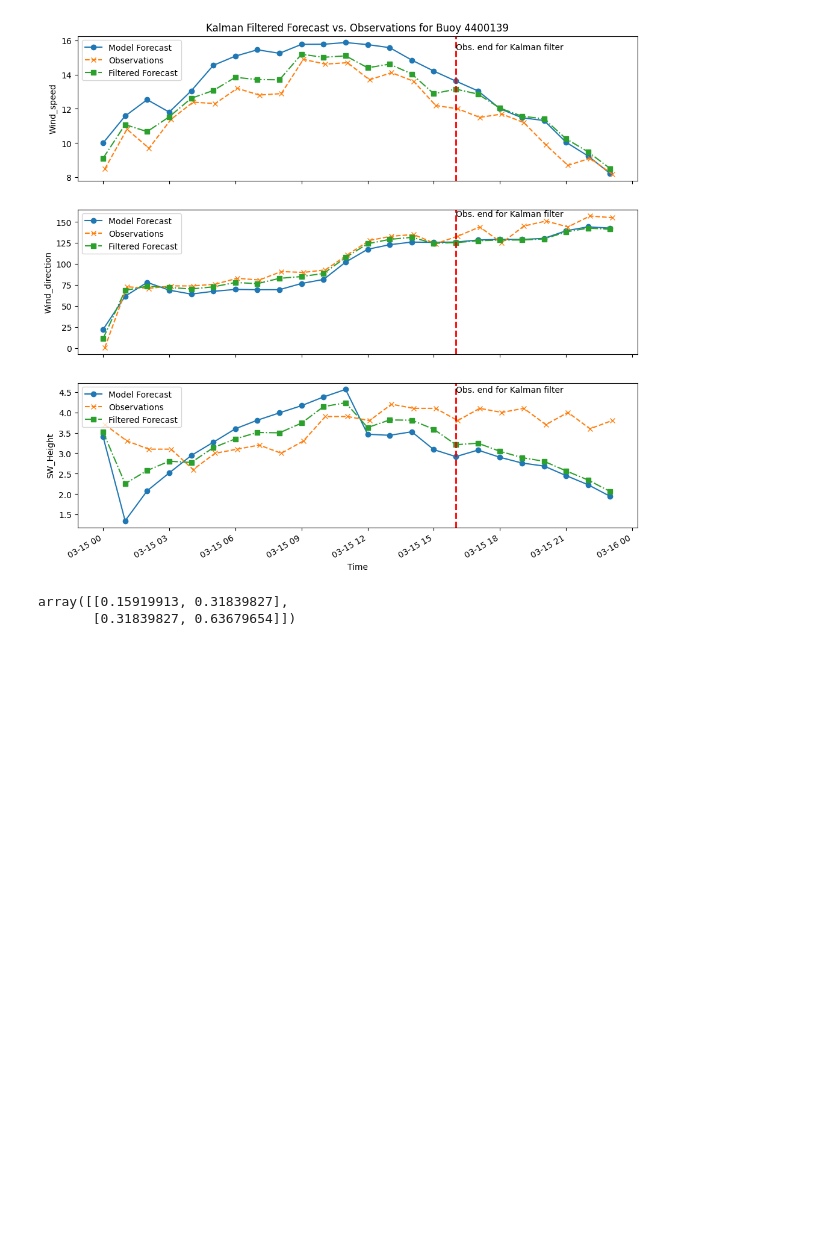
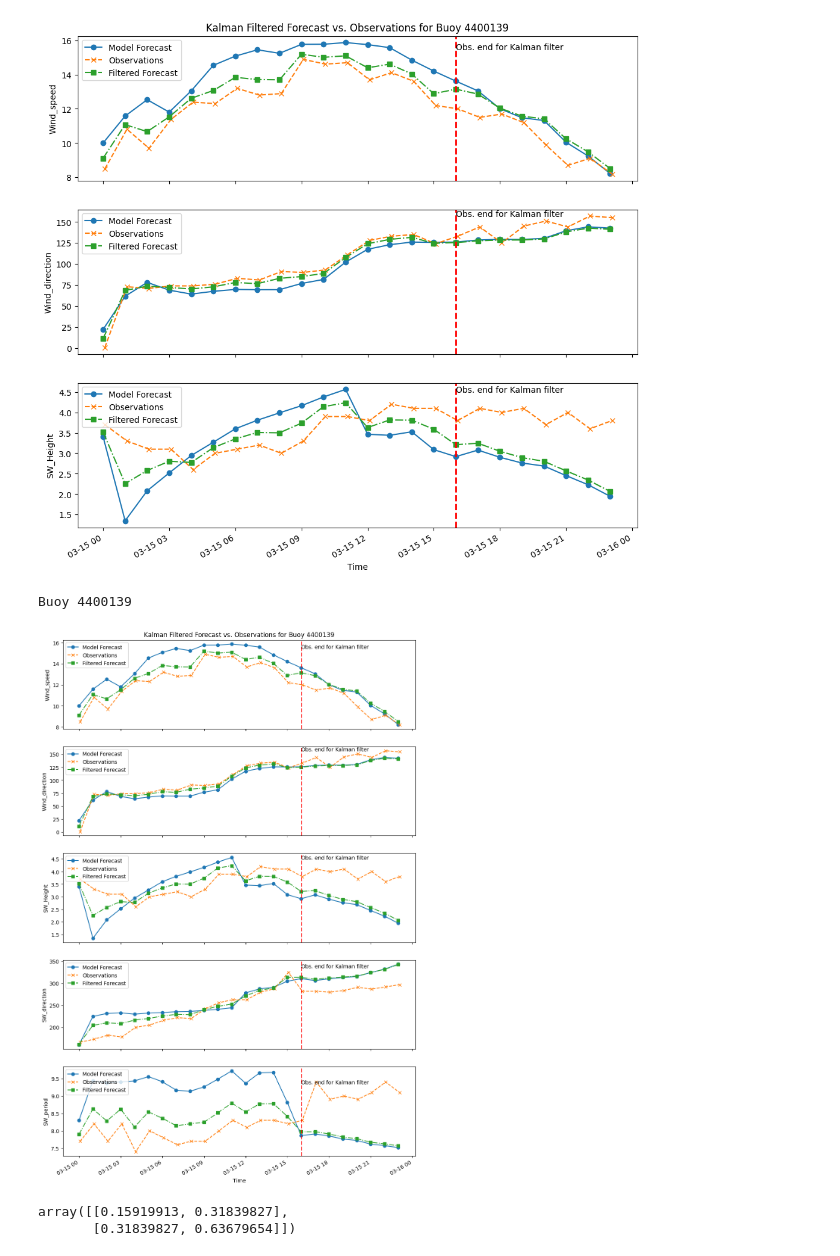
Before and after one commit to jclary-31/Wave_forecast_postprocessing, a Jupyter notebook: Wave.ipynb, the cells around one changed output. Saved outputs shown, nothing was run; the diff lists cells and outputs as text; code cells hidden in the pictures; blank space fills up the shorter version.

```diff
--- a/Wave.ipynb
+++ b/Wave.ipynb
@@ -1660,7 +1643,6 @@ Forecasts are NOT corrected after end of observation!
 
 
 #initiation
-x_0 = forecasts[0]#initial state estimate
 P_0 = 0.1 #initial state covariance
 F = 1 #state transition model
 H = 1 #observation model
@@ -1681,7 +1663,6 @@ print(f"Measurement Noise Covariance (R): {R}")
 kf = KalmanFilter(dim_x=1, dim_z=1) # dim_x is the dimension of the state, dim_z is the dimension of the measurement
 
 # Initialize Kalman filter
-kf.x = np.array([x_0])  # Initial state estimate
 kf.P = np.array([P_0]) # Initial state covariance
 kf.F = np.array([F])  # State transition matrix
 kf.H = np.array([[H]])  # Measurement function # 'convert state int measurement'
@@ -1755,6 +1736,7 @@ Measurement Noise Covariance (R): 0.5033388572925656
 # %%
 ### create a multi dimensional kalman filter #
 #############THIS IS FILTER ########
+###### no clear relation between one step and the next one
 #see tuto here https://cocalc.com/share/public_paths/7557a5ac1c870f1ec8f01271959b16b49df9d087/06-Multivariate-Kalman-Filters.ipynb
 
 
@@ -1783,7 +1765,6 @@ def KF_multidim(observed_data,forecast_data,keys,end_step):
   #kf.HJacobian = HJacobian_func
 
   #initiation values
-  x_0 = forecasts[0]#initial state estimate
   P_0 = np.diag([0.1]*n) #initial state covariance ; recompute this to have something like 5% of var mean amplitude
   F = np.diag([1]*n) #state transition model
   H = F #observation model - no longer needed if Hx and HJacobian are used for EKF
@@ -1794,7 +1775,6 @@ def KF_multidim(observed_data,forecast_data,keys,end_step):
   R=np.diag(R)
 
   # Initialize Kalman filter
-  kf.x = np.array(x_0)  # Initial state estimate
   kf.P = np.array(P_0) # Initial state covariance
   kf.F = np.array(F)  # State transition matrix (x_new=F*x)
   kf.H = np.array(H)  # Measurement function - no longer needed if EKF when Hx and HJacobian are set
@@ -1903,17 +1883,21 @@ KF_figure(observed_data,forecast_data,kf_states,kf_times,keys)
 # %% [output]
 [figure]
 # %%
-# # do all buoys ; all keys/features
-# keys=['Wind_speed','Wind_direction','SW_Height','SW_direction','SW_period']
-# end_step=16 #end of observations for Kalman filter;
+# do all buoys ; all keys/features
+keys=['Wind_speed','Wind_direction','SW_Height','SW_direction','SW_period']
+end_step=16 #end of observations for Kalman filter;
 
-# for buoy in buoy_ids[:2] :
-#   print(f'Buoy {buoy}')
-#   buoy=int(buoy)
-#   observed_data = ds_buoy.sel(buoy_id=buoy)
-#   forecast_data = ds_extract.sel(buoy_id=buoy)
-#   kf_states,kf_times  = KF_multidim(observed_data,forecast_data,keys,end_step)
-#   KF_figure(observed_data,forecast_data,kf_states,kf_times,keys)
+#for buoy in buoy_ids[1:3] :
+buoy=buoy_ids[1]
+print(f'Buoy {buoy}')
+buoy=int(buoy)
+observed_data = ds_buoy.sel(buoy_id=buoy)
+forecast_data = ds_extract.sel(buoy_id=buoy)
+kf_states,kf_times  = KF_multidim(observed_data,forecast_data,keys,end_step)
+KF_figure(observed_data,forecast_data,kf_states,kf_times,keys)
+# %% [output]
+Buoy 4400139
+[figure, added]
 # %%
 ### Adding variable can false one variable results.... usual kalman not adapted?
 #Kalman Filter only works when the state space model (i.e. state transition function) is linear!!!!!
```
Also changed, not shown: parts of 16 cells of this notebook.
